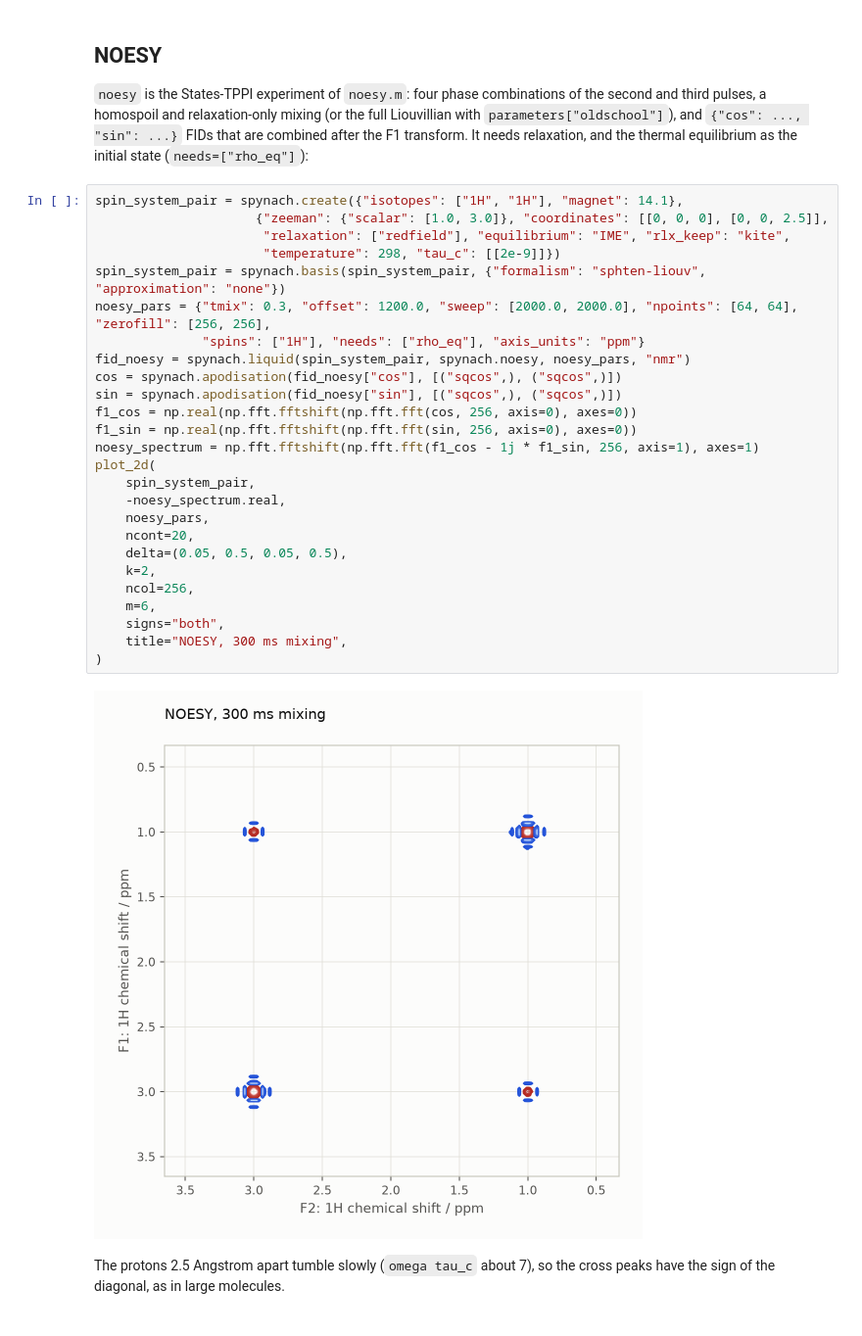
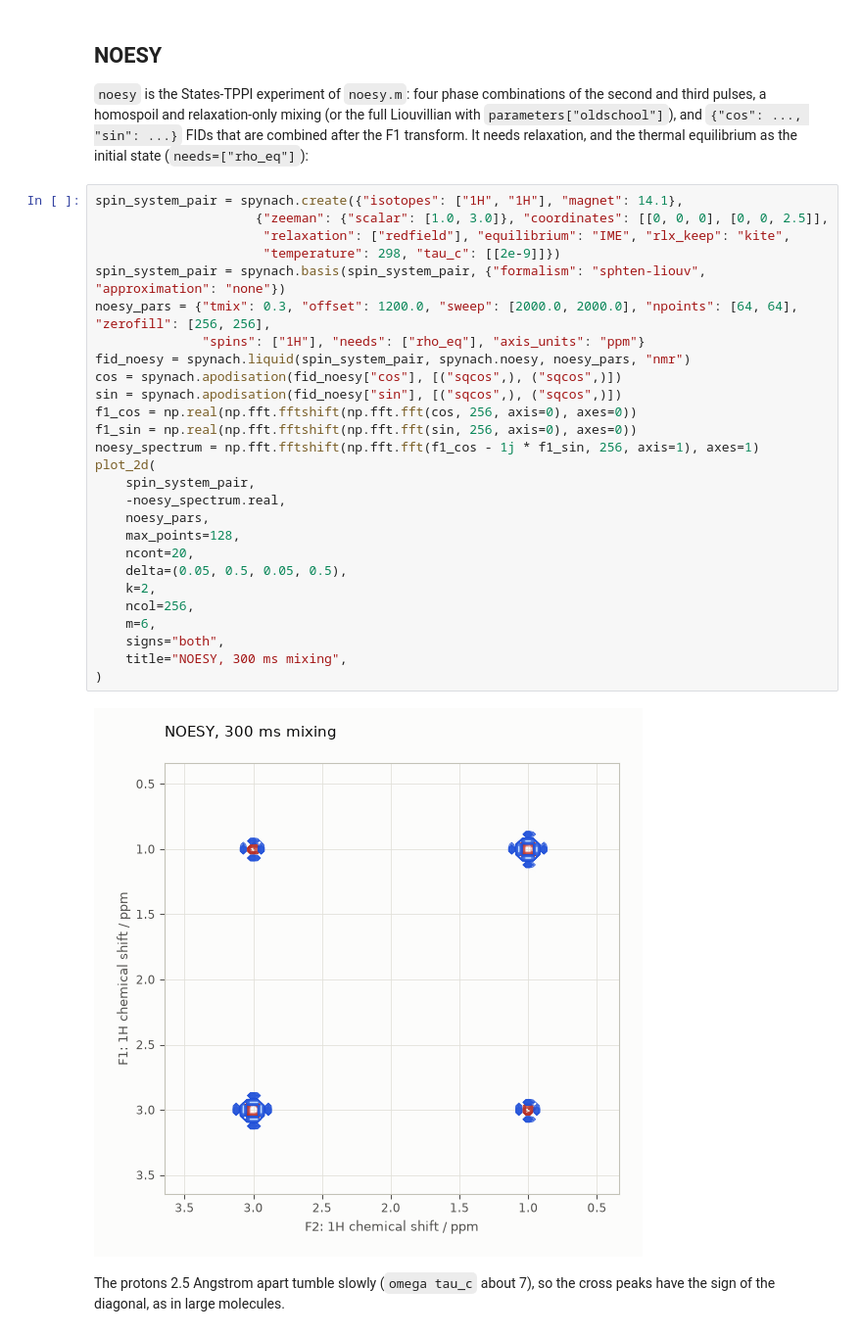
Before and after one commit to MRsources/spynach, a Jupyter notebook: docs/notebooks/pulse-sequences.ipynb, the cells around one changed output. Shown at 98% size. Cells and saved outputs as stored; diff of their text form.

```diff
--- a/docs/notebooks/pulse-sequences.ipynb
+++ b/docs/notebooks/pulse-sequences.ipynb
@@ -158,31 +159,32 @@ equilibrium as the initial state (`needs=["rho_eq"]`):
 # %%
 spin_system_pair = spynach.create({"isotopes": ["1H", "1H"], "magnet": 14.1},
                      {"zeeman": {"scalar": [1.0, 3.0]}, "coordinates": [[0, 0, 0], [0, 0, 2.5]],
                       "relaxation": ["redfield"], "equilibrium": "IME", "rlx_keep": "kite",
                       "temperature": 298, "tau_c": [[2e-9]]})
 spin_system_pair = spynach.basis(spin_system_pair, {"formalism": "sphten-liouv", "approximation": "none"})
 noesy_pars = {"tmix": 0.3, "offset": 1200.0, "sweep": [2000.0, 2000.0], "npoints": [64, 64], "zerofill": [256, 256],
               "spins": ["1H"], "needs": ["rho_eq"], "axis_units": "ppm"}
 fid_noesy = spynach.liquid(spin_system_pair, spynach.noesy, noesy_pars, "nmr")
 cos = spynach.apodisation(fid_noesy["cos"], [("sqcos",), ("sqcos",)])
 sin = spynach.apodisation(fid_noesy["sin"], [("sqcos",), ("sqcos",)])
 f1_cos = np.real(np.fft.fftshift(np.fft.fft(cos, 256, axis=0), axes=0))
 f1_sin = np.real(np.fft.fftshift(np.fft.fft(sin, 256, axis=0), axes=0))
 noesy_spectrum = np.fft.fftshift(np.fft.fft(f1_cos - 1j * f1_sin, 256, axis=1), axes=1)
 plot_2d(
     spin_system_pair,
     -noesy_spectrum.real,
     noesy_pars,
+    max_points=128,
     ncont=20,
     delta=(0.05, 0.5, 0.05, 0.5),
     k=2,
     ncol=256,
     m=6,
     signs="both",
     title="NOESY, 300 ms mixing",
 )
 # %% [output]
-[figure, old version]
+[figure, new version]
 # %% [markdown]
 The protons 2.5 Angstrom apart tumble slowly (`omega tau_c` about 7), so
 the cross peaks have the sign of the diagonal, as in large molecules.
```
Also changed, not shown: parts of 2 cells of this notebook, 17 other files.
